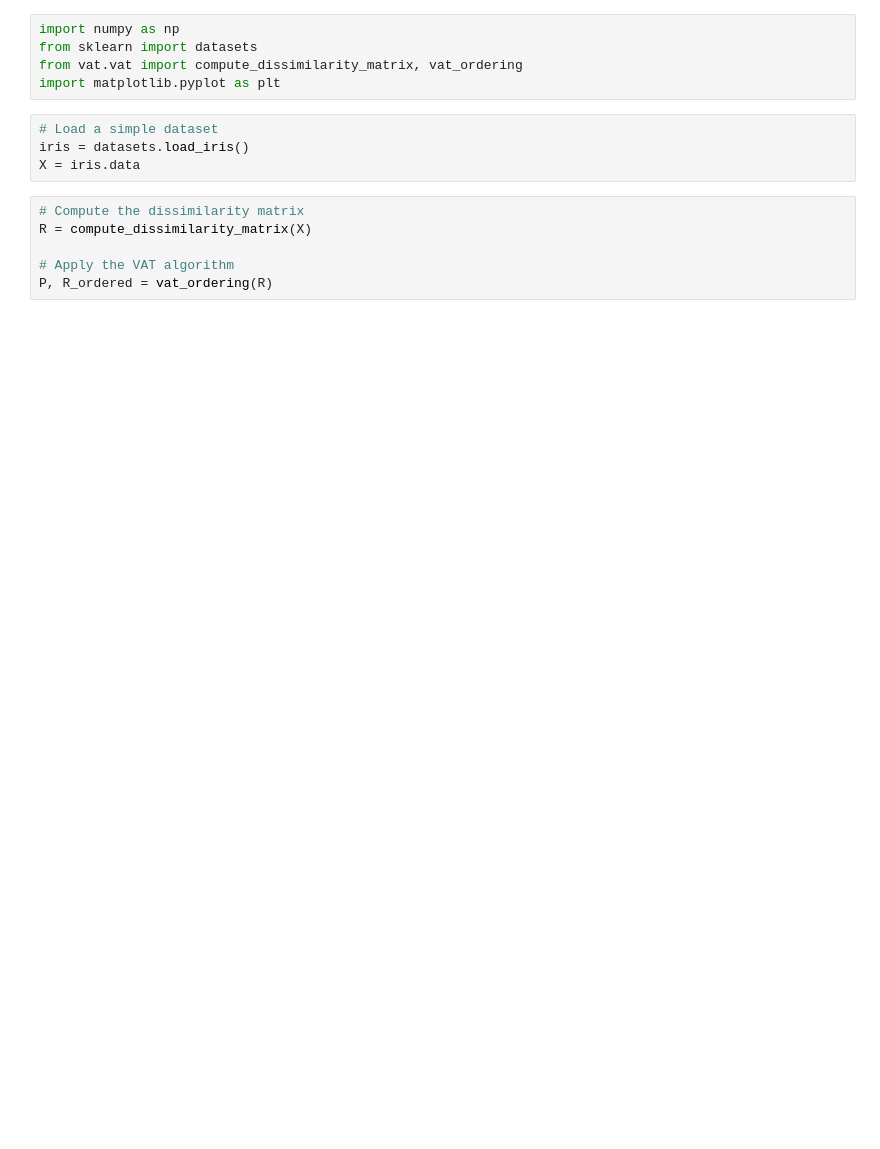
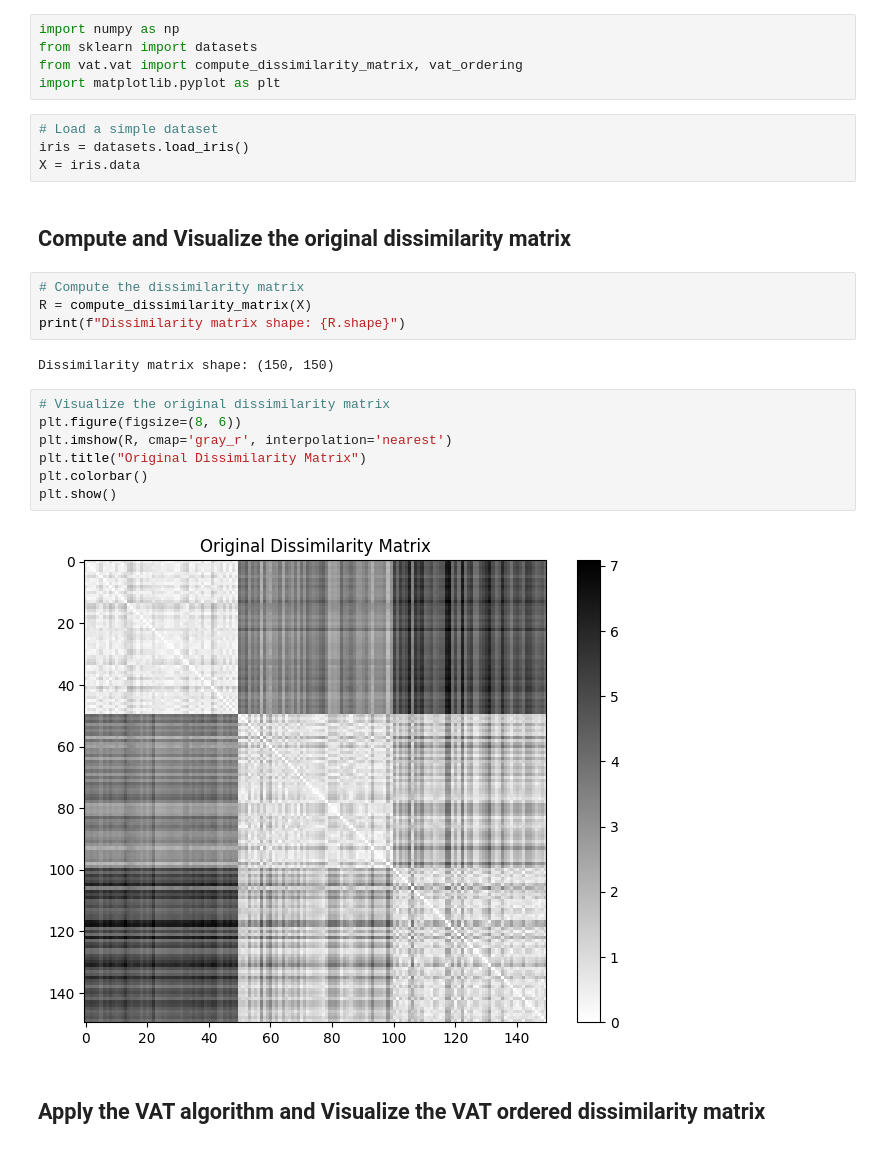
Before and after one commit to aboualiee/VAT-Algorithm_for_Visual_Cluster_Tendency_Assessement, a Jupyter notebook: notebooks/simple_vat_test.ipynb, the cells around one changed output. Drawn from its saved outputs; the diff is of its cells as text; blank space fills up the shorter version.

```diff
--- a/notebooks/simple_vat_test.ipynb
+++ b/notebooks/simple_vat_test.ipynb
@@ -7,9 +7,22 @@ import matplotlib.pyplot as plt
 # Load a simple dataset
 iris = datasets.load_iris()
 X = iris.data
+# %% [markdown]
+## Compute and Visualize the original dissimilarity matrix
 # %%
 # Compute the dissimilarity matrix
 R = compute_dissimilarity_matrix(X)
-
-# Apply the VAT algorithm
-P, R_ordered = vat_ordering(R)
+print(f"Dissimilarity matrix shape: {R.shape}")
+# %% [output]
+Dissimilarity matrix shape: (150, 150)
+# %%
+# Visualize the original dissimilarity matrix
+plt.figure(figsize=(8, 6))
+plt.imshow(R, cmap='gray_r', interpolation='nearest')
+plt.title("Original Dissimilarity Matrix")
+plt.colorbar()
+plt.show()
+# %% [output]
+[figure, added]
+# %% [markdown]
+## Apply the VAT algorithm and Visualize the VAT ordered dissimilarity matrix
```
Also changed, not shown: parts of 5 cells of this notebook.
